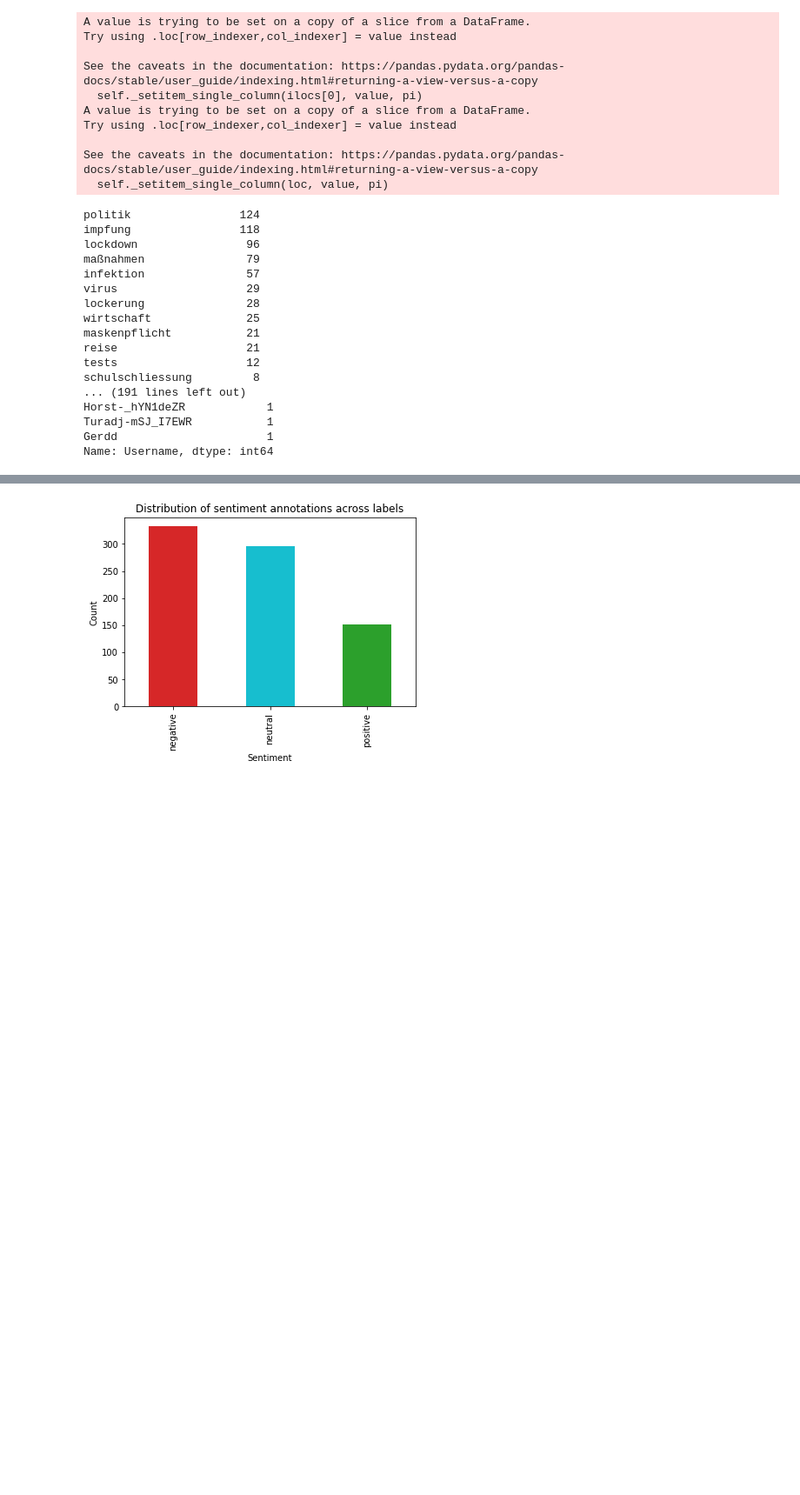
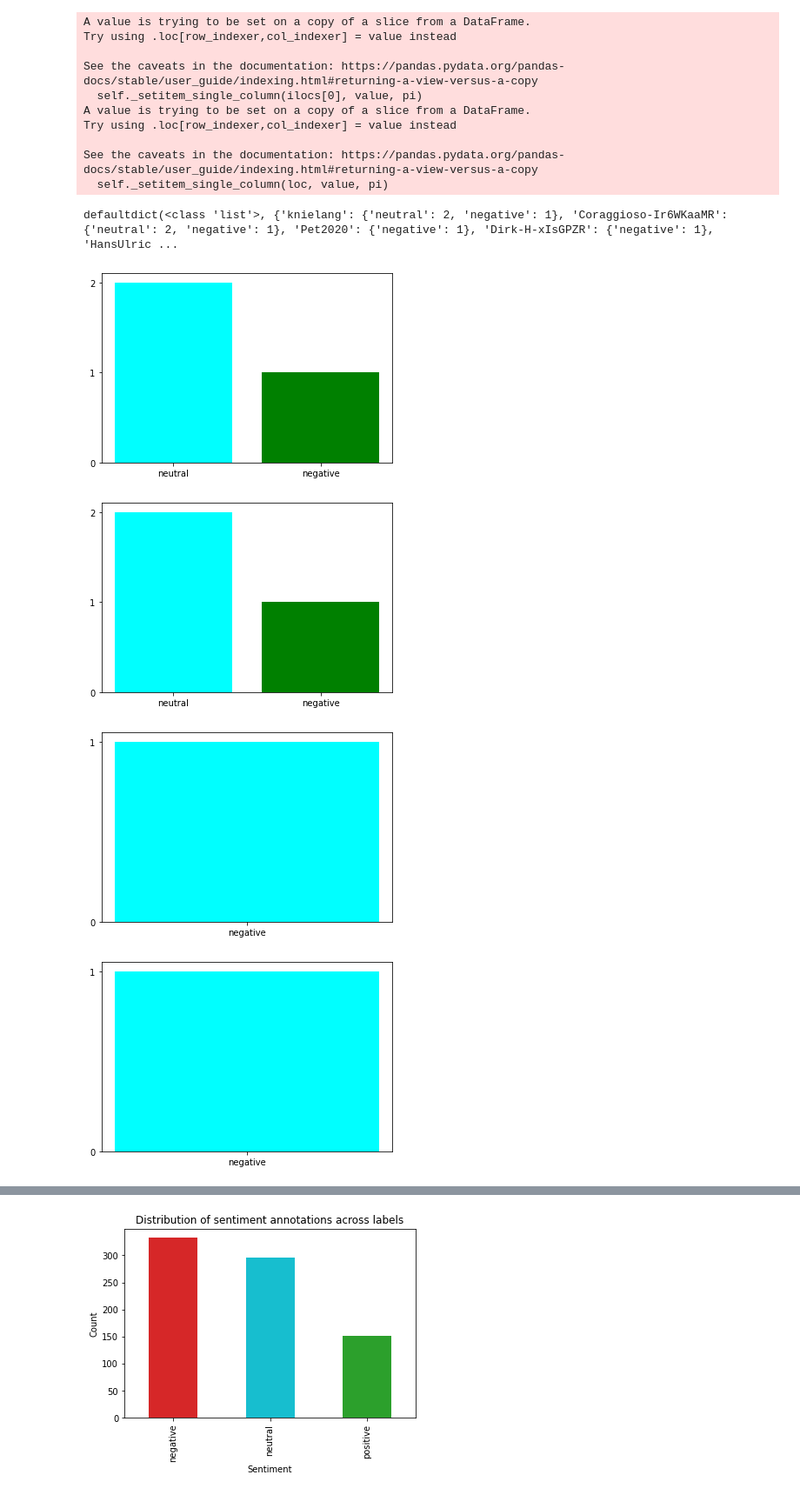
Before and after one commit to KirchnerS/Masterarbeit, a Jupyter notebook: data_exploration.ipynb, the cells around one changed output, grey strips where cells are left out. Shown: that part at 87% size. Cells and saved outputs as stored; diff of their text form; code cells hidden in the pictures; blank space fills up the shorter version.

Commit message:
Graphs and sorting of sentiment/opinion for top 10 frequent users

```diff
--- a/data_exploration.ipynb
+++ b/data_exploration.ipynb
@@ -17,30 +20,42 @@ Try using .loc[row_indexer,col_indexer] = value instead
 
 See the caveats in the documentation: https://pandas.pydata.org/pandas-docs/stable/user_guide/indexing.html#returning-a-view-versus-a-copy
   self._setitem_single_column(loc, value, pi)
-# %%
-meine_daten.update(Nan)
-pd.set_option("display.max_rows", None)
-print(meine_daten.topic_comment.value_counts())
-sentiment_verteilung = list(meine_daten.Sentiment.value_counts())
-opinion_verteilung = list(meine_daten.Opinion.value_counts())
-
-print(meine_daten.Username.value_counts()[:100])
-# meine_daten.loc[meine_daten.Username == "Coraggioso-Ir6WKaaMR"]
-# %% [output]
-politik                124
-impfung                118
-lockdown                96
-maßnahmen               79
-infektion               57
-virus                   29
-lockerung               28
-wirtschaft              25
-maskenpflicht           21
-reise                   21
-tests                   12
-schulschliessung         8
-... (191 lines left out)
-Horst-_hYN1deZR            1
-Turadj-mSJ_I7EWR           1
-Gerdd                      1
-Name: Username, dtype: int64
+# %%
+
+
+
+# stores username and the corresponding sentiment
+sentiment_person = defaultdict(list)
+
+
+meine_daten.update(Nan)
+pd.set_option("display.max_rows", None)
+# print(meine_daten.topic_comment.value_counts())
+sentiment_verteilung = list(meine_daten.Sentiment.value_counts())
+opinion_verteilung = list(meine_daten.Opinion.value_counts())
+
+for username in meine_daten.Username.value_counts().index[:10]:
+    liste = list(meine_daten.loc[meine_daten.Username == username]["Sentiment"])
+    sentiment_person[username] = liste
+
+
+for key, value in sentiment_person.items():
+    sentiment_person[key] = dict((l, liste.count(l)) for l in set(value))
+
+
+print(sentiment_person)
+
+for user in sentiment_person:
+    ax = plt.figure().gca()
+    ax.yaxis.set_major_locator(MaxNLocator(integer=True))
+    names = list(sentiment_person[user].keys())
+    values = list(sentiment_person[user].values())
+
+    plt.bar(range(len(sentiment_person[user])), values, tick_label = names, color = ("aqua", "green"))
+    plt.show()
+# %% [output]
+defaultdict(<class 'list'>, {'knielang': {'neutral': 2, 'negative': 1}, 'Coraggioso-Ir6WKaaMR': {'neutral': 2, 'negative': 1}, 'Pet2020': {'negative': 1}, 'Dirk-H-xIsGPZR': {'negative': 1}, 'HansUlric ...
+[figure, added]
+[figure, added]
+[figure, added]
+[figure, added]
```
Also changed, not shown: parts of 4 cells of this notebook.
